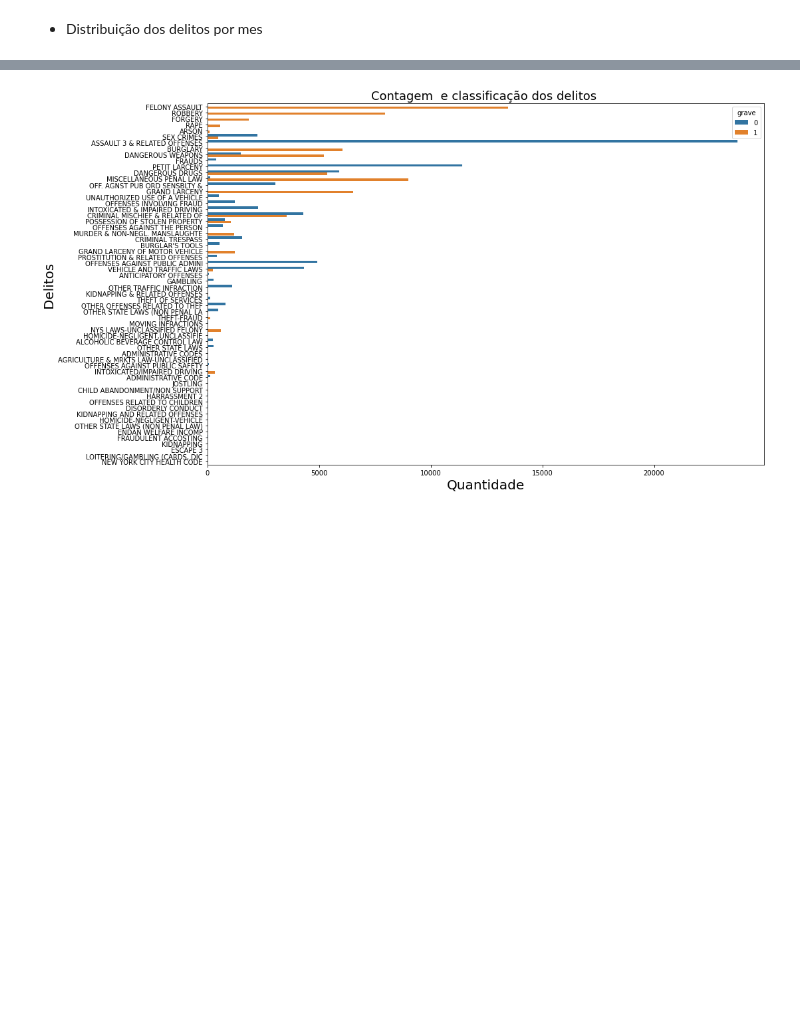
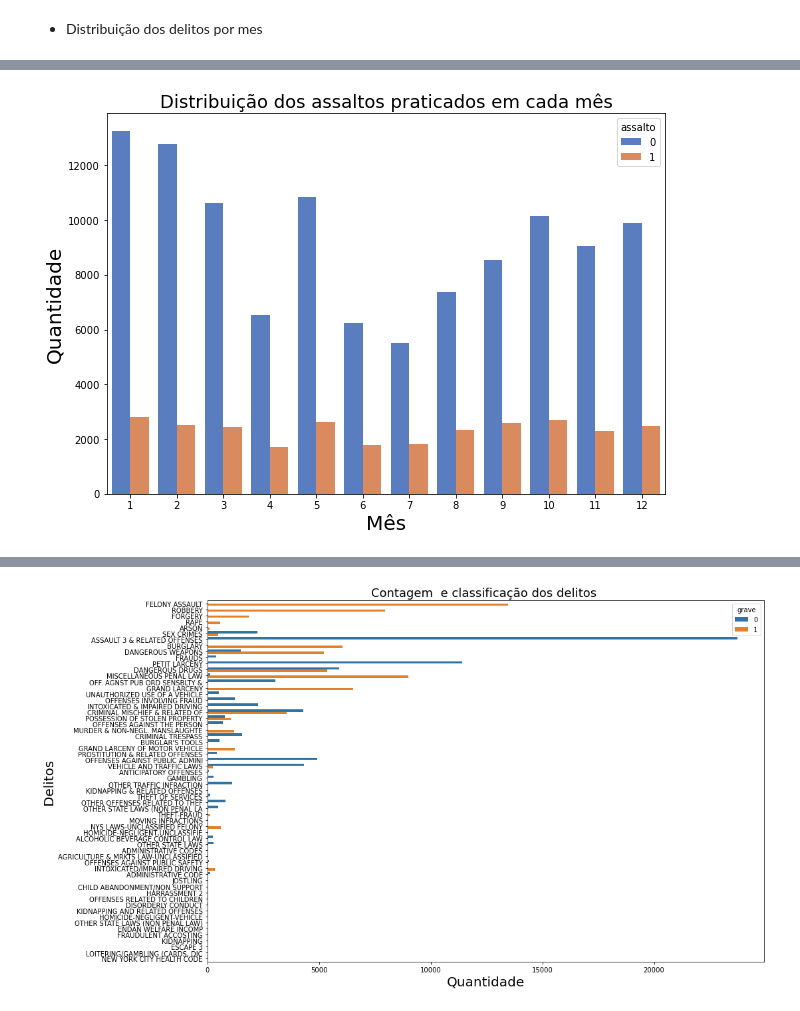
Before and after one commit to robertferro/delitos_ny_2020, a Jupyter notebook: 2 - EDA/EDA_delitos_NYC.ipynb, the cells around one changed output, grey strips where cells are left out. Saved outputs shown, nothing was run; the diff lists cells and outputs as text; code cells hidden in the pictures; blank space fills up the shorter version.

```diff
--- a/2 - EDA/EDA_delitos_NYC.ipynb
+++ b/2 - EDA/EDA_delitos_NYC.ipynb
@@ -100,3 +100,13 @@ plt.show()
+# %%
+f, ax = plt.subplots(figsize=(10, 7))
+sns.countplot(x="mes", hue = 'assalto',data=df , palette="muted")
+titulo='Distribuição dos assaltos praticados em cada mês'
+plt.title(titulo, fontsize=18)
+plt.ylabel('Quantidade', fontsize = 20)
+plt.xlabel('Mês', fontsize = 20)
+plt.show()
+# %% [output]
+[figure, added]
 # %%
 f, ax = plt.subplots(figsize=(10, 7))
 sns.countplot(x="bairro", hue = 'grave',data=df)
```
Also changed, not shown: parts of 7 cells of this notebook.
